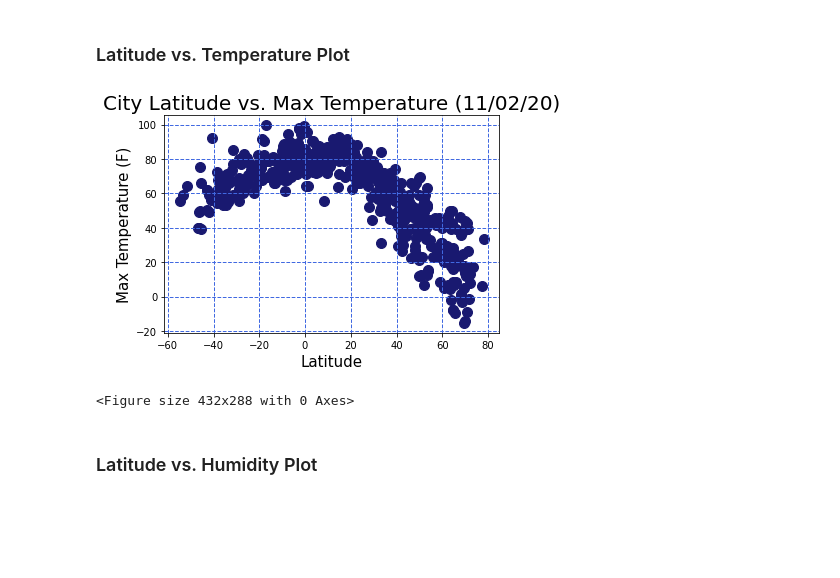
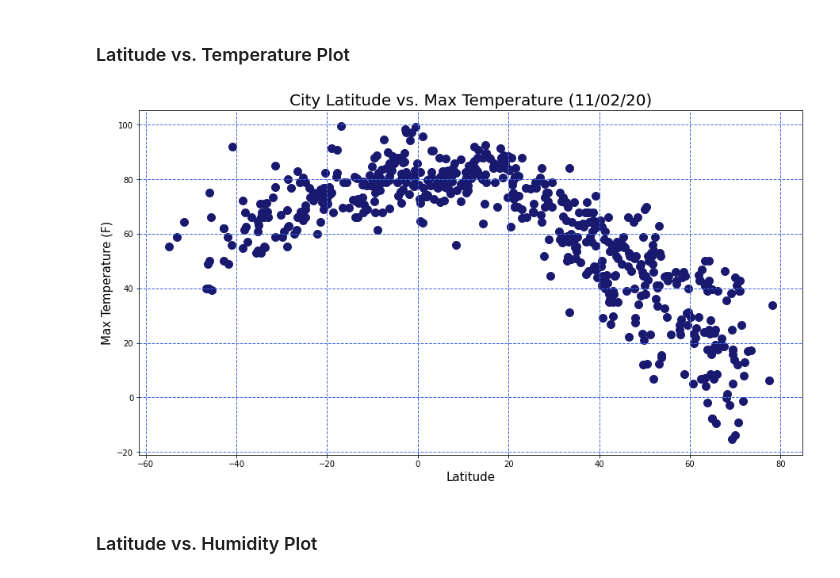
Before and after one commit to JimKTran/UofT-BCS-Python-API-Challenge, a Jupyter notebook: WeatherPy/WeatherPy_Final.ipynb, the cells around one changed output. Cells and saved outputs as stored; diff of their text form; code cells hidden in the pictures; blank space fills up the shorter version.

```diff
--- a/WeatherPy/WeatherPy_Final.ipynb
+++ b/WeatherPy/WeatherPy_Final.ipynb
@@ -176,18 +176,16 @@ humidity_check
 # %% [markdown]
 ### Latitude vs. Temperature Plot
 # %%
-#plt.figure(figsize=(15,8))
+plt.figure(figsize=(15,8))
 todayDate = arrow.now().format('MM/DD/YY')
 plt.scatter(city_weather_df['Latitude'], city_weather_df['Max Temp'], s=100, c='midnightblue')
 plt.title(f'City Latitude vs. Max Temperature ({todayDate})',fontsize =20)
 plt.xlabel('Latitude',fontsize =15)
 plt.ylabel('Max Temperature (F)',fontsize =15)
 plt.grid(color='royalblue', linestyle='--', linewidth=1)
-plt.show()
 plt.savefig('Final_Outputs/Latitude_Temperature.png')
 # %% [output]
-[figure, old version]
+[figure, new version]
-<Figure size 432x288 with 0 Axes>
 # %% [markdown]
 ### Latitude vs. Humidity Plot
 # %%
```
Also changed, not shown: parts of 5 cells of this notebook.
